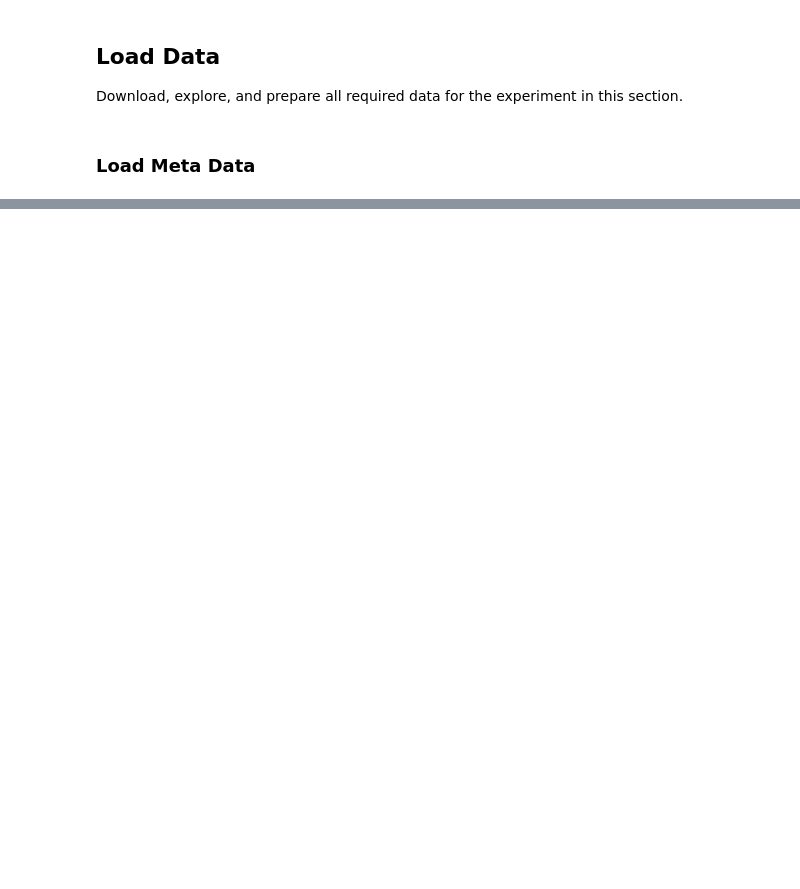
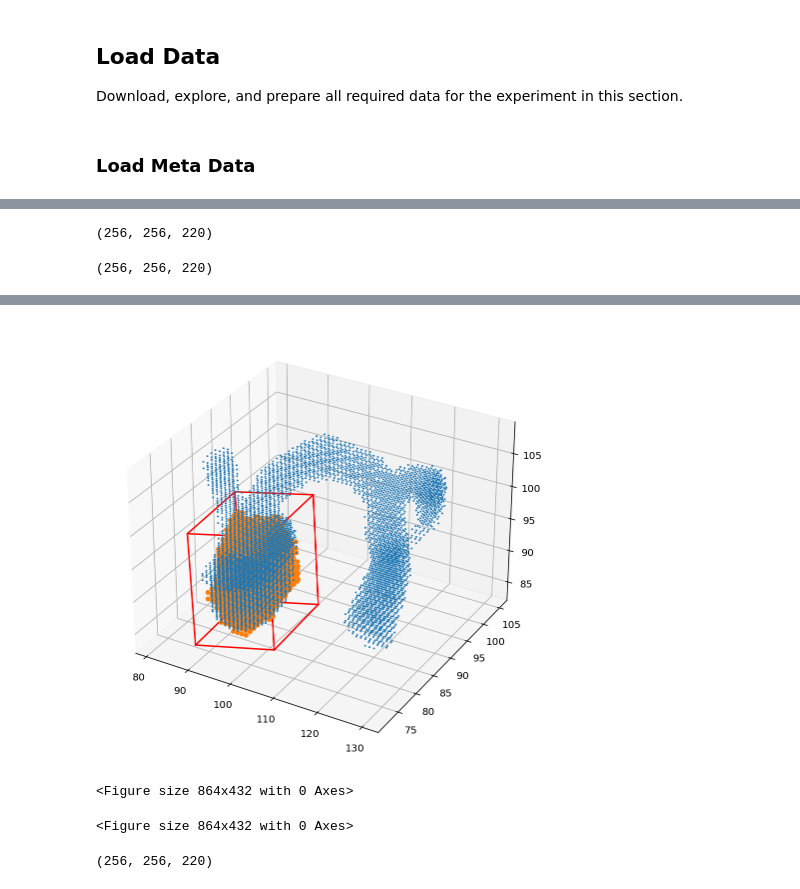
Before and after one commit to MarkusMartinMueller/ML_in_MIP, a Jupyter notebook: develop/Leo/2021-06-13_rb_dbscan_post_processing-Copy1.ipynb, the cells around one changed output, grey strips where cells are left out. Cells and saved outputs as stored; diff of their text form; code cells hidden in the pictures; blank space fills up the shorter version.

Commit message:
added postprocessing functions in utils and added functions to evaluation

```diff
--- a/develop/Leo/2021-06-13_rb_dbscan_post_processing-Copy1.ipynb
+++ b/develop/Leo/2021-06-13_rb_dbscan_post_processing-Copy1.ipynb
@@ -152,0 +119,16 @@ for array in [dbscan_mask, mask]:
+# %%
+case_list=["A001","A003","A005","A006","A008","A009","A010","A012","A014","A015","A016","A017_L_","A018","A019"]
+
+mir_images, aneurysm_labels, patients = data_collection.load_mri_images(env,df,prediction="mask",case_list=case_list)
+mir_images, invidiual_aneurysm_labels, patients = data_collection.load_mri_images(env,df,prediction="labeled",case_list=case_list)
+# %%
+
+postprocess_dict={
+    "dbscan":True,
+    "remove_border_candidates":True,
+    "resample":True,
+    "evaluate_dbscan":True,
+    "invidual_aneurysm_labels":invidiual_aneurysm_labels,
+    "cases": patients
+
+}
@@ -152,0 +152,3 @@ for array in [dbscan_mask, mask]:
+# %%
+np.array(np.where(aneurysm_labels[0]==1)).T
+mri_imgs= postprocessing.postprocess(env,aneurysm_labels,postprocess_dict)
@@ -152,0 +161,2 @@ for array in [dbscan_mask, mask]:
+# %%
+bounding_boxes =postprocessing.bounding_boxes(mri_imgs,patients)
@@ -152,0 +177,9 @@ for array in [dbscan_mask, mask]:
+# %%
+print(vessel_labels[9].shape)
+mri_imgs[9].shape
+# %% [output]
+(256, 256, 220)
+(256, 256, 220)
+# %%
+evaluation.draw_bounding_box(bounding_boxes[9]["candidates"],aneurysm_array=mri_imgs[9],vessel_array=vessel_labels[9])
+# %% [output]
@@ -152,0 +187,7 @@ for array in [dbscan_mask, mask]:
+[figure, added]
+<Figure size 864x432 with 0 Axes>
+<Figure size 864x432 with 0 Axes>
+# %%
+print(mri_imgs[9].shape)
+# %% [output]
+(256, 256, 220)
```
Also changed, not shown: parts of 22 cells of this notebook, 8 other files.
